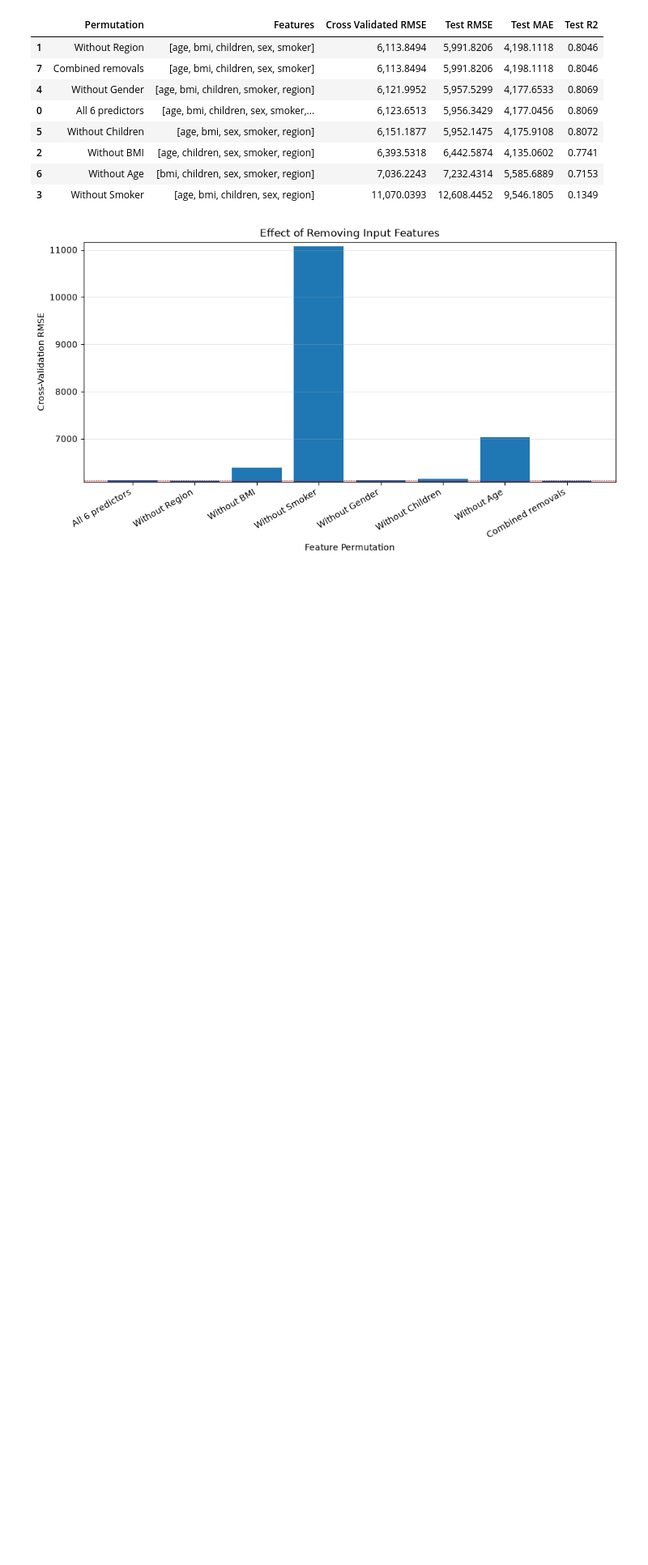
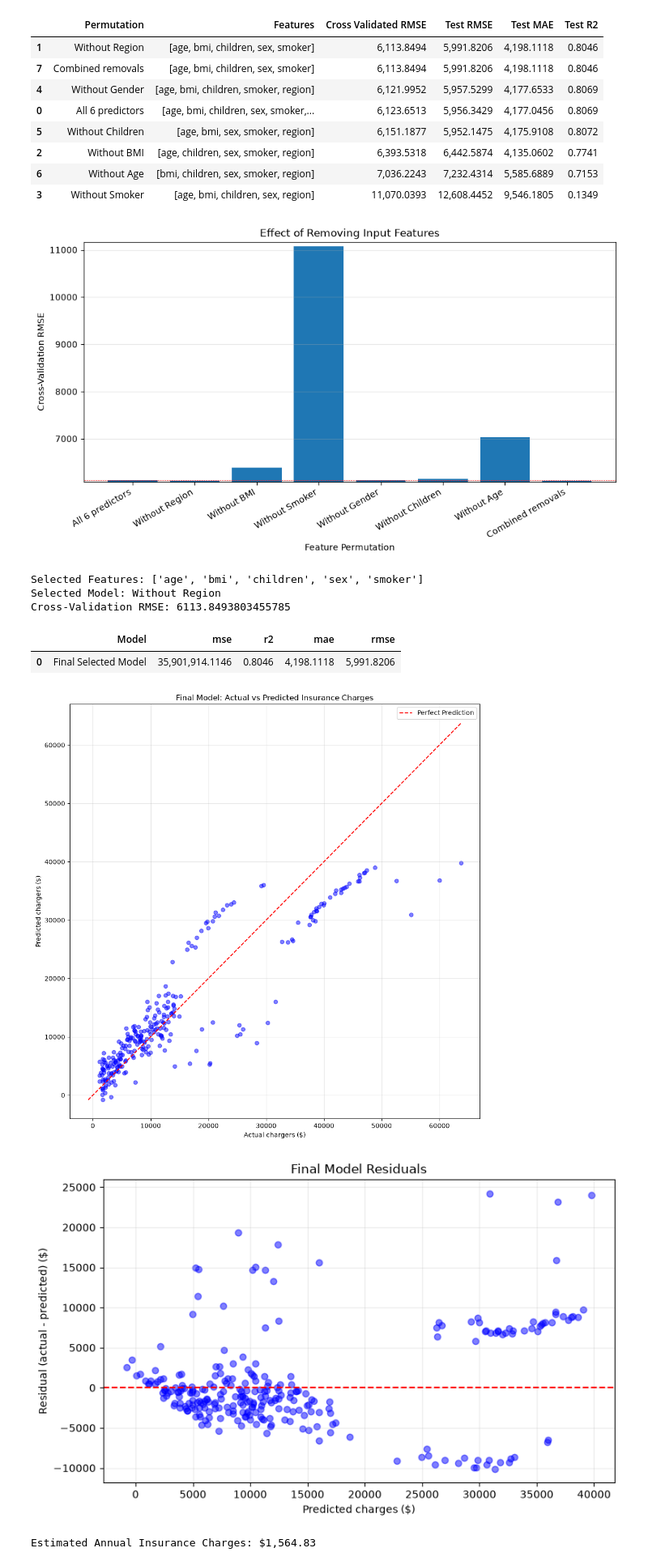
Before and after one commit to FMarkett11/CS412_Medical_Insurance_Predictor_Comparison, a Jupyter notebook: MedInsurance.ipynb, the cells around one changed output. Shown at 81% size. Cells and saved outputs as stored; diff of their text form; code cells hidden in the pictures; blank space fills up the shorter version.

```diff
--- a/MedInsurance.ipynb
+++ b/MedInsurance.ipynb
@@ -514,7 +538,7 @@ for degree in degrees:
     search = GridSearchCV(
         pipeline,
         param_grid = {"ridge__alpha": alphas},
-        scoring =  "neg_root_mean_squared_error",
+        scoring =  "neg_mean_squared_error",
         cv = crossValidation,
         n_jobs = -1
     )
@@ -920,3 +988,53 @@ Individual removals that improved Cross Validated RMSE:
 | 6 | Without Age | [bmi, children, sex, smoker, region] | 7,036.2243 | 7,232.4314 | 5,585.6889 | 0.7153 |
 | 3 | Without Smoker | [age, bmi, children, sex, region] | 11,070.0393 | 12,608.4452 | 9,546.1805 | 0.1349 |
 [figure]
+# %%
+
+#Final Insurance Cost Predictor | Experiment 6
+#Select the feature combination with the lowest cross-validation RMSE.
+
+bestFeatureRow = featureResults_df.loc[featureResults_df["Cross Validated RMSE"].idxmin()]
+
+bestFeatures = bestFeatureRow["Features"]
+
+print("Selected Features:", bestFeatures)
+print("Selected Model:", bestFeatureRow["Permutation"])
+print("Cross-Validation RMSE:", bestFeatureRow["Cross Validated RMSE"])
+
+finalModel = make_feature_pipeline(bestFeatures)
+finalModel.fit(X_train[bestFeatures],Y_train)
+
+finalPrediction = finalModel.predict(X_test[bestFeatures])
+finalMetrics = regression_evaluations(Y_test,finalPrediction)
+
+display(pd.DataFrame([evaluate_predictions("Final Selected Model",Y_test,finalPrediction)]))
+plot_actual_predicted(Y_test,finalPrediction,"Final Model: Actual vs Predicted Insurance Charges")
+plot_residuals(Y_test,finalPrediction,"Final Model Residuals")
+
+
+def predict_insurance_cost(age,sex,bmi,children,smoker,region):
+
+    patient = pd.DataFrame([{"age": age,"sex": sex,"bmi": bmi,"children": children,"smoker": smoker,"region": region}])
+
+    for feature in categorialFeatures:
+        validValues = df[feature].unique()
+        if patient[feature].iloc[0] not in validValues:
+            raise ValueError(f"Invalid {feature}. Choose from: {list(validValues)}")
+
+    predictionFinal = finalModel.predict(patient[bestFeatures])[0]
+    return predictionFinal
+
+
+#Test an estimate on my features
+estimatedCost = predict_insurance_cost(age=21,sex="male",bmi=25,children=0,smoker="no",region="northwest")
+
+print(f"Estimated Annual Insurance Charges: ${estimatedCost:,.2f}")
+# %% [output]
+Selected Features: ['age', 'bmi', 'children', 'sex', 'smoker']
+Selected Model: Without Region
+Cross-Validation RMSE: 6113.8493803455785
+|  | Model | mse | r2 | mae | rmse |
+| 0 | Final Selected Model | 35,901,914.1146 | 0.8046 | 4,198.1118 | 5,991.8206 |
+[figure, added]
+[figure, added]
+Estimated Annual Insurance Charges: $1,564.83
```
Also changed, not shown: parts of 9 cells of this notebook, 2 other files.
